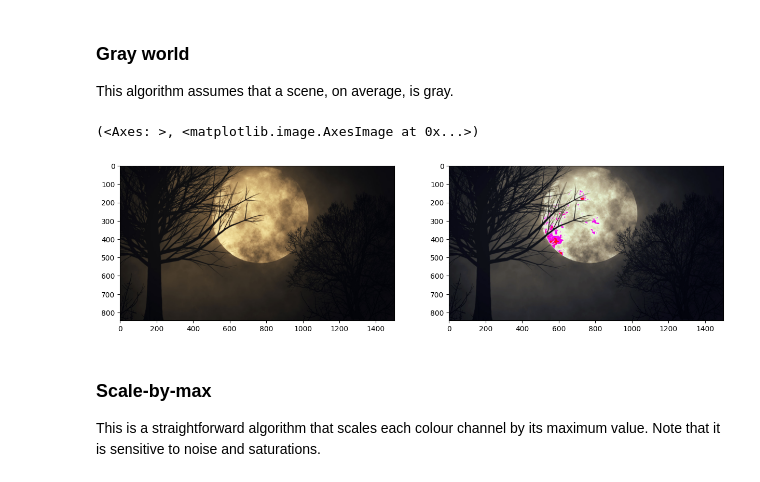
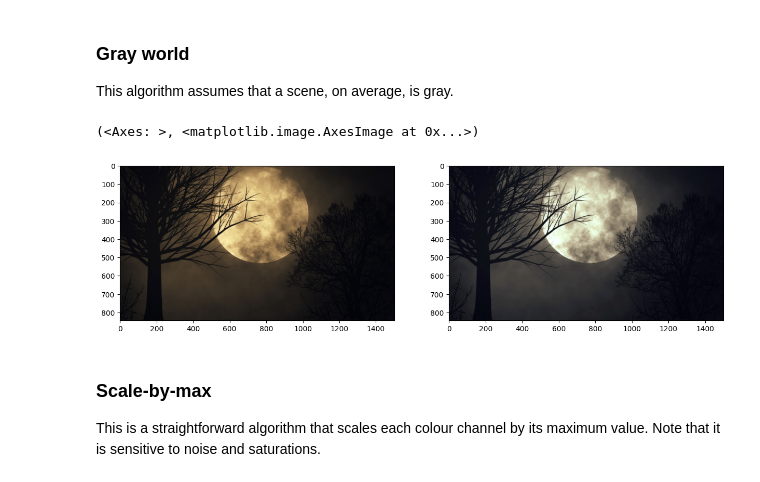
Before and after one commit to AleksandrZhukovin/KPI_MMODCV, a Jupyter notebook: Lab2/Homework.ipynb, the cells around one changed output. Drawn from its saved outputs; the diff is of its cells as text; code cells hidden in the pictures.

```diff
--- a/Lab2/Homework.ipynb
+++ b/Lab2/Homework.ipynb
@@ -48,37 +49,38 @@ plt.subplot(122), plt.imshow(balanced)
 This algorithm assumes that a scene, on average, is gray.
 # %%
 # Load your image
-img = cv2.imread('moon.jpg')
+img = cv2.imread('data/moon.jpg')
 img = cv2.cvtColor(img, cv2.COLOR_BGR2RGB)
 
 # Compute the mean values for all three colour channels (red, green, blue)
 mean_r = np.mean(img[:,:,0])
 mean_g = np.mean(img[:,:,1])
 mean_b = np.mean(img[:,:,2])
 
 max_c = max((mean_r, mean_g, mean_b))
 
 # Compute the coefficients kr, kg, kb
 # Note: there are 3 coefficients to compute but we only have 2 equations.
 # Therefore, you have to make an assumption, fix the value of one of the
 # coefficients and compute the remining two
 # Hint: You can fix the coefficient of the brightest colour channel to 1.
 kr = max_c / mean_r
 kg = max_c / mean_g
 kb = max_c / mean_b
 
 # Apply color balancing and generate the balanced image
-balanced = img.copy()
-balanced[..., 0] = balanced[..., 0] * kr
-balanced[..., 1] = balanced[..., 1] * kg
-balanced[..., 2] = balanced[..., 2] * kb
+balanced = img.astype(np.float32)
+balanced[..., 0] *= kr
+balanced[..., 1] *= kg
+balanced[..., 2] *= kb
+balanced = np.clip(balanced, 0, 255).astype(np.uint8)
 
 # Show the original and the balanced image side by side
 plt.subplot(121), plt.imshow(img)
 plt.subplot(122), plt.imshow(balanced)
 # %% [output]
 (<Axes: >, <matplotlib.image.AxesImage at 0x...>)
-[figure, old version]
+[figure, new version]
 # %% [markdown]
 ### Scale-by-max
 This is a straightforward algorithm that scales each colour channel by its maximum value. Note that it is sensitive to noise and saturations.
```
Also changed, not shown: parts of 2 cells of this notebook.
